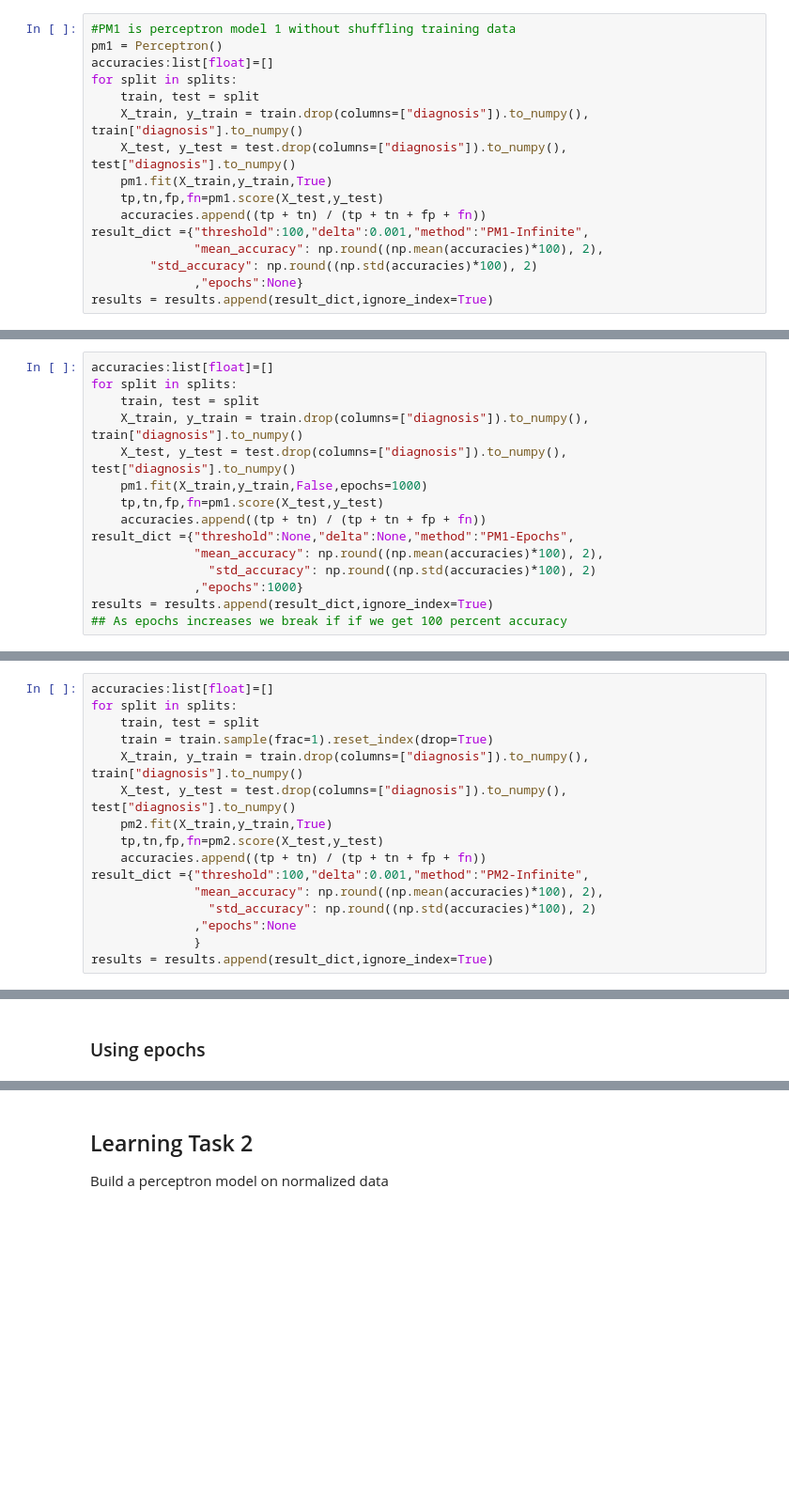
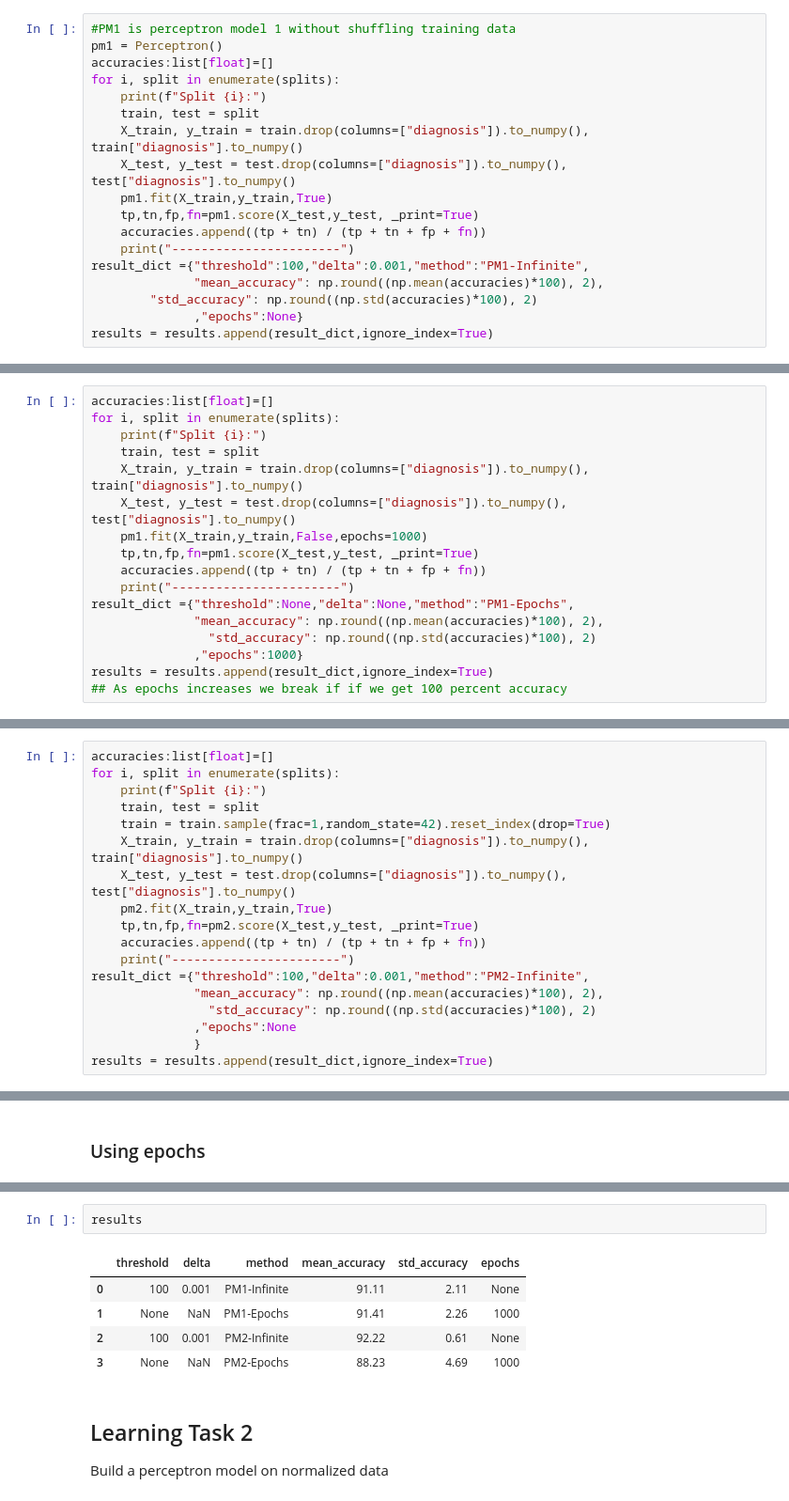
Before and after one commit to majimearun/ml-assignments, a Jupyter notebook: Assignment 1/Tasks/Perceptron.ipynb, the cells around one changed output, grey strips where cells are left out. Shown: that part at 94% size. Drawn from its saved outputs; the diff is of its cells as text; blank space fills up the shorter version.

```diff
--- a/Assignment 1/Tasks/Perceptron.ipynb
+++ b/Assignment 1/Tasks/Perceptron.ipynb
@@ -32,13 +32,15 @@ splits = preprocessor.preprocess(drop_na=True,n_splits=10,standardize=False,labe
 #PM1 is perceptron model 1 without shuffling training data
 pm1 = Perceptron()
 accuracies:list[float]=[]
-for split in splits:
+for i, split in enumerate(splits):
+    print(f"Split {i}:")
     train, test = split
     X_train, y_train = train.drop(columns=["diagnosis"]).to_numpy(), train["diagnosis"].to_numpy()
     X_test, y_test = test.drop(columns=["diagnosis"]).to_numpy(), test["diagnosis"].to_numpy()
     pm1.fit(X_train,y_train,True)
-    tp,tn,fp,fn=pm1.score(X_test,y_test)
+    tp,tn,fp,fn=pm1.score(X_test,y_test, _print=True)
     accuracies.append((tp + tn) / (tp + tn + fp + fn))
+    print("-----------------------")
 result_dict ={"threshold":100,"delta":0.001,"method":"PM1-Infinite",
               "mean_accuracy": np.round((np.mean(accuracies)*100), 2),
         "std_accuracy": np.round((np.std(accuracies)*100), 2)
@@ -59,13 +68,15 @@ Breaking as not improving
 #### Using epochs instead of infinite model
 # %%
 accuracies:list[float]=[]
-for split in splits:
+for i, split in enumerate(splits):
+    print(f"Split {i}:")
     train, test = split
     X_train, y_train = train.drop(columns=["diagnosis"]).to_numpy(), train["diagnosis"].to_numpy()
     X_test, y_test = test.drop(columns=["diagnosis"]).to_numpy(), test["diagnosis"].to_numpy()
     pm1.fit(X_train,y_train,False,epochs=1000)
-    tp,tn,fp,fn=pm1.score(X_test,y_test)
+    tp,tn,fp,fn=pm1.score(X_test,y_test, _print=True)
     accuracies.append((tp + tn) / (tp + tn + fp + fn))
+    print("-----------------------")
 result_dict ={"threshold":None,"delta":None,"method":"PM1-Epochs",
               "mean_accuracy": np.round((np.mean(accuracies)*100), 2),
                 "std_accuracy": np.round((np.std(accuracies)*100), 2)
@@ -80,14 +115,16 @@ pm2 = Perceptron()
 ### Using an infinite loop with some threshold
 # %%
 accuracies:list[float]=[]
-for split in splits:
+for i, split in enumerate(splits):
+    print(f"Split {i}:")
     train, test = split
-    train = train.sample(frac=1).reset_index(drop=True)
+    train = train.sample(frac=1,random_state=42).reset_index(drop=True)
     X_train, y_train = train.drop(columns=["diagnosis"]).to_numpy(), train["diagnosis"].to_numpy()
     X_test, y_test = test.drop(columns=["diagnosis"]).to_numpy(), test["diagnosis"].to_numpy()
     pm2.fit(X_train,y_train,True)
-    tp,tn,fp,fn=pm2.score(X_test,y_test)
+    tp,tn,fp,fn=pm2.score(X_test,y_test, _print=True)
     accuracies.append((tp + tn) / (tp + tn + fp + fn))
+    print("-----------------------")
 result_dict ={"threshold":100,"delta":0.001,"method":"PM2-Infinite",
               "mean_accuracy": np.round((np.mean(accuracies)*100), 2),
                 "std_accuracy": np.round((np.std(accuracies)*100), 2)
@@ -125,3 +189,11 @@ results = results.append(result_dict,ignore_index=True)
+# %%
+results
+# %% [output]
+|  | threshold | delta | method | mean_accuracy | std_accuracy | epochs |
+| 0 | 100 | 0.001 | PM1-Infinite | 91.11 | 2.11 | None |
+| 1 | None | NaN | PM1-Epochs | 91.41 | 2.26 | 1000 |
+| 2 | 100 | 0.001 | PM2-Infinite | 92.22 | 0.61 | None |
+| 3 | None | NaN | PM2-Epochs | 88.23 | 4.69 | 1000 |
 # %% [markdown]
 ## Learning Task 2
 
```
Also changed, not shown: parts of 13 cells of this notebook, 1 other file.
